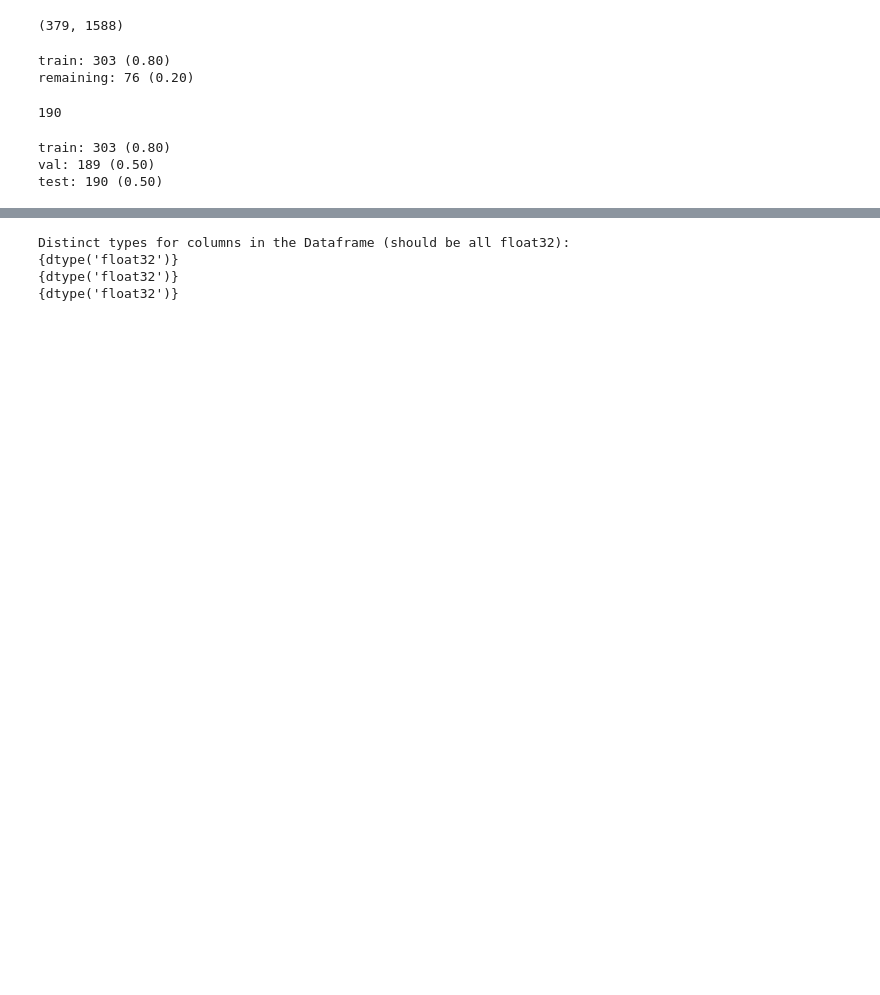
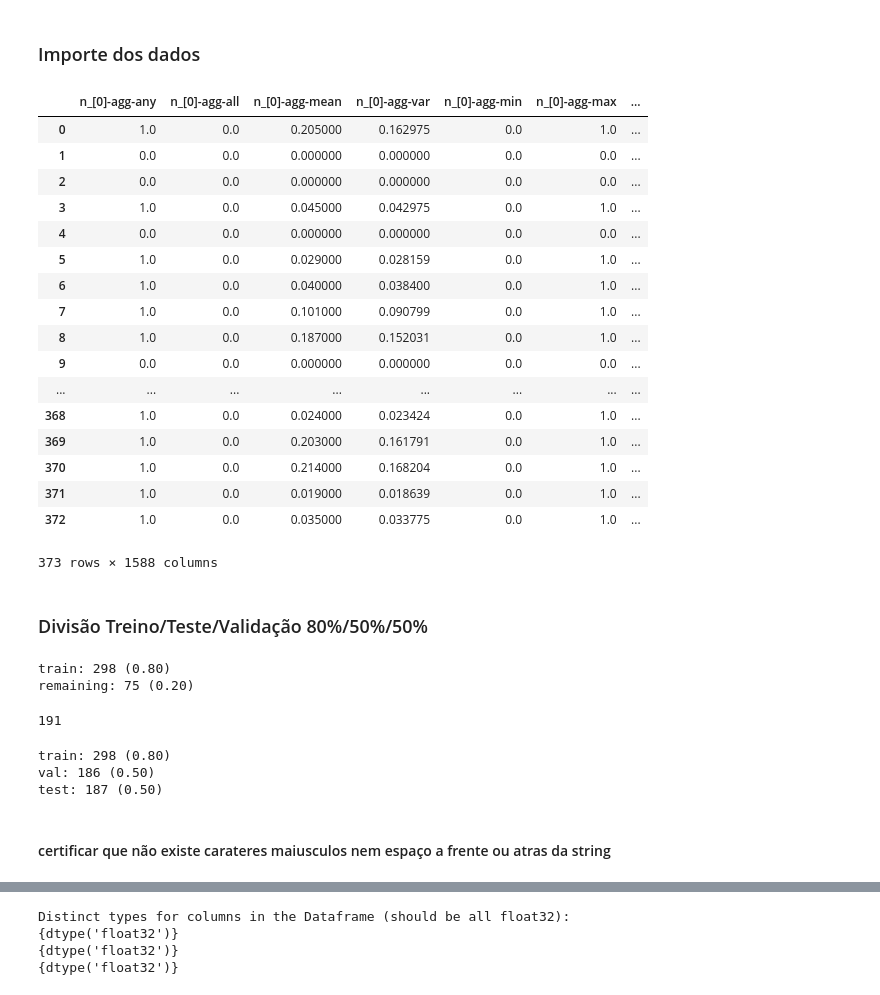
Before and after one commit to KatFT/sherlock-project, a Jupyter notebook: Original Model/Original Model.ipynb, the cells around one changed output, grey strips where cells are left out. Cells and saved outputs as stored; diff of their text form; code cells hidden in the pictures; blank space fills up the shorter version.

```diff
--- a/Original Model/Original Model.ipynb
+++ b/Original Model/Original Model.ipynb
@@ -69,23 +69,44 @@ model_id = "sherlock2.0" #retreinar sherlock
+# %% [markdown]
+### Importe dos dados
 # %%
 
-X= pd.read_parquet('feature_vectors_final2_novo.parquet')
-y=pd.read_parquet('labels_final2_novo.parquet').values.flatten()
+X= pd.read_parquet('feature_vectors_final_novo.parquet')
+y=pd.read_parquet('labels_final_novo.parquet').values.flatten()
 # %%
-X.shape
+X
 # %% [output]
+|  | n_[0]-agg-any | n_[0]-agg-all | n_[0]-agg-mean | n_[0]-agg-var | n_[0]-agg-min | n_[0]-agg-max | ... |
+| 0 | 1.0 | 0.0 | 0.205000 | 0.162975 | 0.0 | 1.0 | ... |
+| 1 | 0.0 | 0.0 | 0.000000 | 0.000000 | 0.0 | 0.0 | ... |
+| 2 | 0.0 | 0.0 | 0.000000 | 0.000000 | 0.0 | 0.0 | ... |
+| 3 | 1.0 | 0.0 | 0.045000 | 0.042975 | 0.0 | 1.0 | ... |
+| 4 | 0.0 | 0.0 | 0.000000 | 0.000000 | 0.0 | 0.0 | ... |
+| 5 | 1.0 | 0.0 | 0.029000 | 0.028159 | 0.0 | 1.0 | ... |
+| 6 | 1.0 | 0.0 | 0.040000 | 0.038400 | 0.0 | 1.0 | ... |
+| 7 | 1.0 | 0.0 | 0.101000 | 0.090799 | 0.0 | 1.0 | ... |
+| 8 | 1.0 | 0.0 | 0.187000 | 0.152031 | 0.0 | 1.0 | ... |
+| 9 | 0.0 | 0.0 | 0.000000 | 0.000000 | 0.0 | 0.0 | ... |
+| ... | ... | ... | ... | ... | ... | ... | ... |
+| 368 | 1.0 | 0.0 | 0.024000 | 0.023424 | 0.0 | 1.0 | ... |
+| 369 | 1.0 | 0.0 | 0.203000 | 0.161791 | 0.0 | 1.0 | ... |
+| 370 | 1.0 | 0.0 | 0.214000 | 0.168204 | 0.0 | 1.0 | ... |
+| 371 | 1.0 | 0.0 | 0.019000 | 0.018639 | 0.0 | 1.0 | ... |
+| 372 | 1.0 | 0.0 | 0.035000 | 0.033775 | 0.0 | 1.0 | ... |
-(379, 1588)
+373 rows × 1588 columns
+# %% [markdown]
+### Divisão Treino/Teste/Validação 80%/50%/50%
 # %%
 # Separa o nosso conjunto de dados train (20%/80%)
 X_train, X_, y_train, y_= train_test_split( X, y, train_size=0.80,random_state=0)
 print (f"train: {len(X_train)} ({(len(X_train) / len(X)):.2f})\n"
        f"remaining: {len(X_)} ({(len(X_) / len(X)):.2f})")
 # %% [output]
-train: 303 (0.80)
-remaining: 76 (0.20)
+train: 298 (0.80)
+remaining: 75 (0.20)
 # %%
 len(set(y_train))
 # %% [output]
-190
+191
 # %%
 X_val, X_test, y_val, y_test = train_test_split( X, y, test_size=0.5,random_state=0)
 
@@ -93,9 +114,11 @@ print(f"train: {len(X_train)} ({len(X_train)/len(X):.2f})\n"
       f"val: {len(X_val)} ({len(X_val)/len(X):.2f})\n"
       f"test: {len(X_test)} ({len(X_test)/len(X):.2f})")
 # %% [output]
-train: 303 (0.80)
-val: 189 (0.50)
-test: 190 (0.50)
+train: 298 (0.80)
+val: 186 (0.50)
+test: 187 (0.50)
+# %% [markdown]
+#### certificar que não existe carateres maiusculos nem espaço a frente ou atras da string
 # %%
 y_train = np.array([x.lower() for x in y_train])
 y_val = np.array([x.lower() for x in y_val])
```
Also changed, not shown: parts of 33 cells of this notebook, 3 other files.
